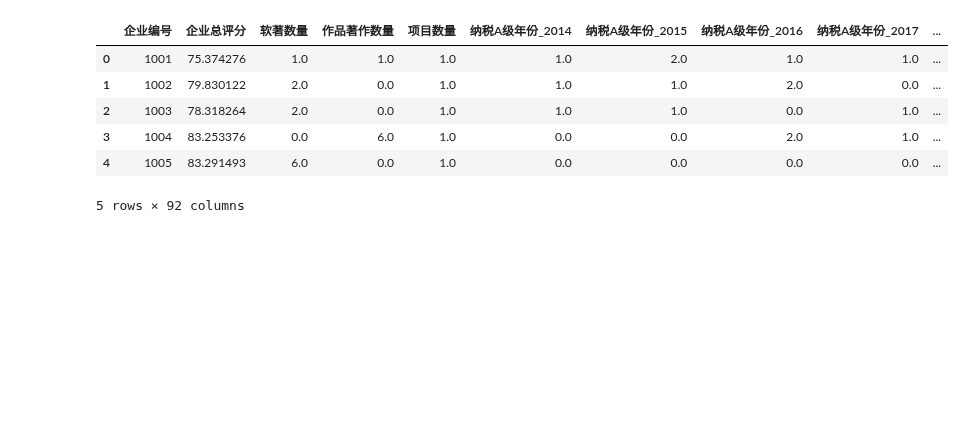
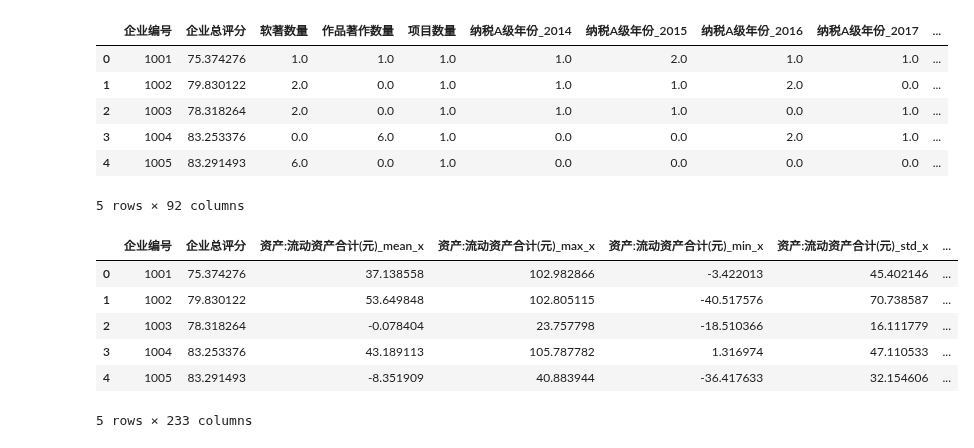
Before and after one commit to AlanConstantine/ISI-WorldCup2019, a Jupyter notebook: Code/Training/lgbm_scaling.ipynb, the cells around one changed output. Saved outputs shown, nothing was run; the diff lists cells and outputs as text; code cells hidden in the pictures; blank space fills up the shorter version.

```diff
--- a/Code/Training/lgbm_scaling.ipynb
+++ b/Code/Training/lgbm_scaling.ipynb
@@ -11,8 +11,8 @@ import lightgbm as lgb
 from sklearn.model_selection import StratifiedKFold
 from sklearn.metrics import mean_squared_error
 from sklearn.model_selection import KFold
+from sklearn.model_selection import train_test_split
 import warnings
-import time
 warnings.filterwarnings('ignore')
 
 plt.style.use("fivethirtyeight")
@@ -20,10 +20,9 @@ sns.set_style({'font.sans-serif': ['simsun', 'Arial']})
 sns.set_style('darkgrid', {'font.sans-serif': ['simhei', 'Arial']})
 %matplotlib inline
 
-np.random.seed(4590)
-
+# np.random.seed(4590)
 nf_data_path = r'../../Data/noFinacialFeatures.csv'
-f_data_path = r''
+f_data_path = r'../../Data/FinacialFeatures.csv'
 # %%
 nf_df = pd.read_csv(nf_data_path)
 nf_df.head(5)
@@ -36,5 +35,13 @@ nf_df.head(5)
 | 4 | 1005 | 83.291493 | 6.0 | 0.0 | 1.0 | 0.0 | 0.0 | 0.0 | 0.0 | ... |
 5 rows × 92 columns
 # %%
-# f_df = pd.read_csv(f_data_path)
-# f_df.head(5)
+f_df = pd.read_csv(f_data_path)
+f_df.head(5)
+# %% [output]
+|  | 企业编号 | 企业总评分 | 资产:流动资产合计(元)_mean_x | 资产:流动资产合计(元)_max_x | 资产:流动资产合计(元)_min_x | 资产:流动资产合计(元)_std_x | ... |
+| 0 | 1001 | 75.374276 | 37.138558 | 102.982866 | -3.422013 | 45.402146 | ... |
+| 1 | 1002 | 79.830122 | 53.649848 | 102.805115 | -40.517576 | 70.738587 | ... |
+| 2 | 1003 | 78.318264 | -0.078404 | 23.757798 | -18.510366 | 16.111779 | ... |
+| 3 | 1004 | 83.253376 | 43.189113 | 105.787782 | 1.316974 | 47.110533 | ... |
+| 4 | 1005 | 83.291493 | -8.351909 | 40.883944 | -36.417633 | 32.154606 | ... |
+5 rows × 233 columns
```
Also changed, not shown: parts of 13 cells of this notebook, 1 other file.
